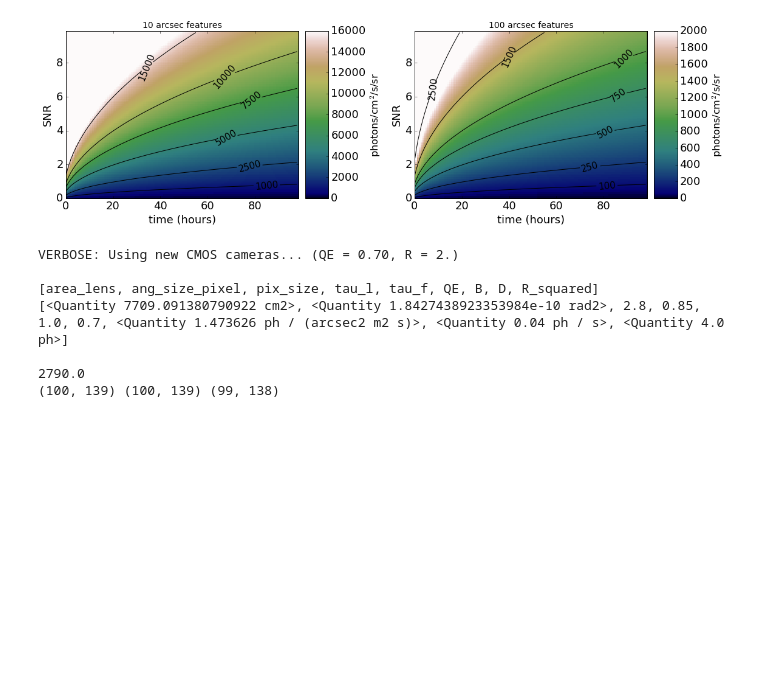
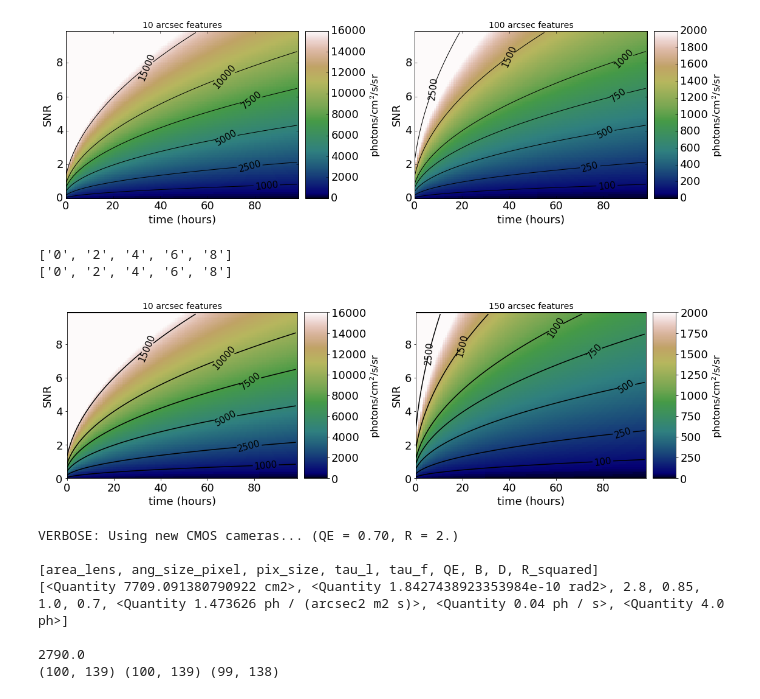
Before and after one commit to lokhorst/HalphaScripts, a Jupyter notebook: SignalToNoise_asimuthalaveraging.ipynb, the cells around one changed output. Drawn from its saved outputs; the diff is of its cells as text; code cells hidden in the pictures; blank space fills up the shorter version.

Commit message:
added plot for figure to match 100kpc radius for the snr

```diff
--- a/SignalToNoise_asimuthalaveraging.ipynb
+++ b/SignalToNoise_asimuthalaveraging.ipynb
@@ -788,6 +788,7 @@ def SNRplot(SB2d,ax1,limit,bounds =[0,2000],levels = [100,250,500,750,1000,1500,
 # %%
 SB2d_10arcsec_100  = plotsomething(limit=100,numpixel=16.)
 SB2d_100arcsec_100  = plotsomething(limit=100,numpixel=1600.)
+SB2d_150arcsec_100  = plotsomething(limit=100,numpixel=930*3.) # 930*3 = 2790 ~ 50*50 --> 50 *2.8 ~ 150 arcsec
 # %% [output]
 VERBOSE: Using new CMOS cameras... (QE = 0.70, R = 2.)
 
@@ -816,6 +820,19 @@ plt.savefig('SignalToNoise_10arcsec_100arcsec_features.png')
 ['0', '2', '4', '6', '8']
 ['0', '2', '4', '6', '8']
 [figure]
+# %%
+fig, (ax1,ax2) = plt.subplots(1,2,figsize=(16, 16))
+ax1.set_title('10 arcsec features')
+SNRplot(SB2d_10arcsec_100,ax1,limit=100,levels = [1000,2500,5000,7500,10000,15000],bounds=[0,16000])
+ax2.set_title('150 arcsec features')
+SNRplot(SB2d_150arcsec_100,ax2,limit=100)
+plt.tight_layout()
+
+plt.savefig('SignalToNoise_10arcsec_150arcsec_features.png')
+# %% [output]
+['0', '2', '4', '6', '8']
+['0', '2', '4', '6', '8']
+[figure, added]
 # %%
 SB2d_100kpc_100  = plotsomething(limit=100,numpixel=930*3.)
 # %% [output]
```
Also changed, not shown: parts of 4 cells of this notebook, 1 other file.
